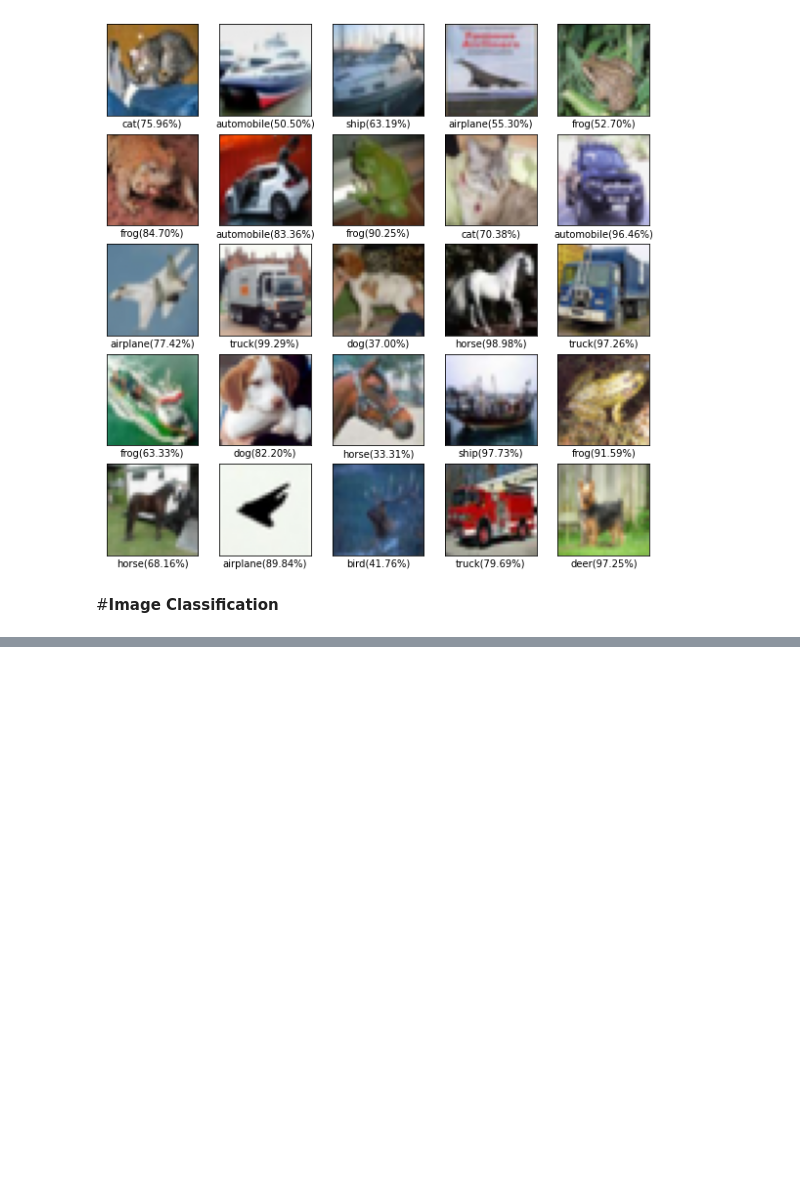
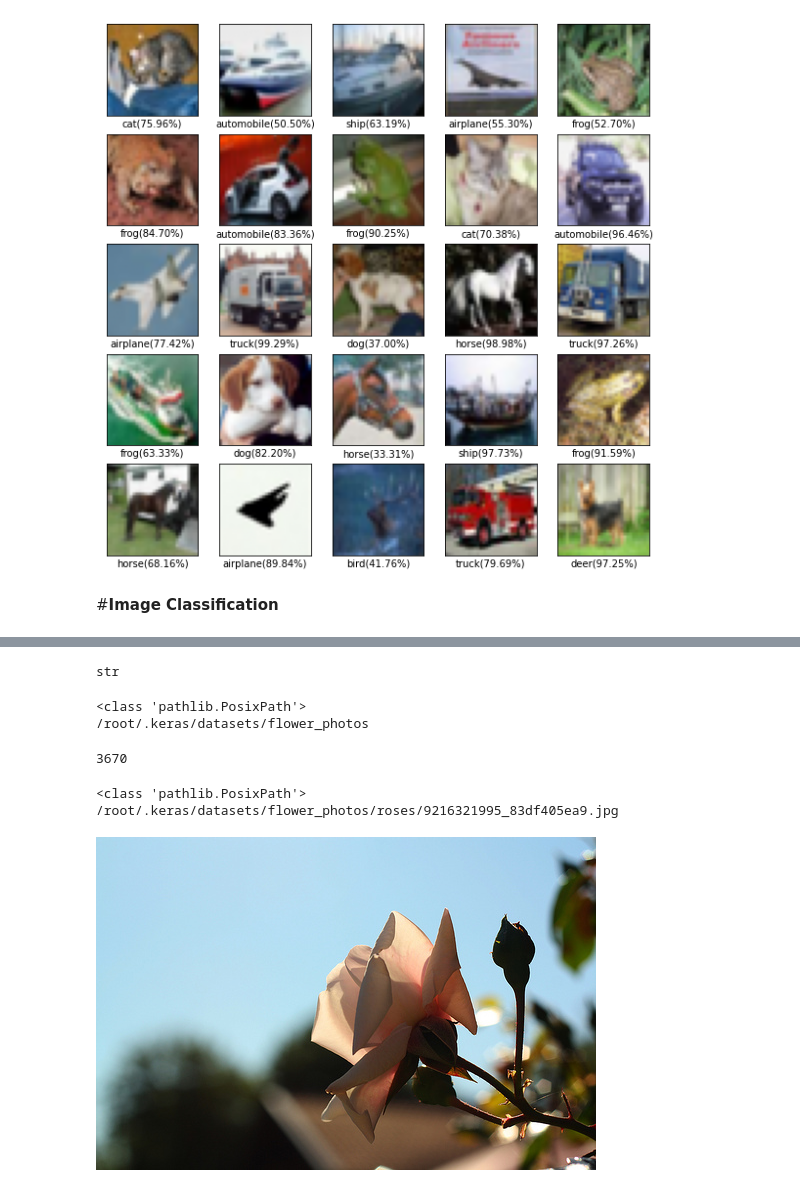
Before and after one commit to ArashDehghanyan/ml-and-vision-practices, a Jupyter notebook: Convolutional_Neural_Networks.ipynb, the cells around one changed output, grey strips where cells are left out. Drawn from its saved outputs; the diff is of its cells as text; code cells hidden in the pictures; blank space fills up the shorter version.

```diff
--- a/Convolutional_Neural_Networks.ipynb
+++ b/Convolutional_Neural_Networks.ipynb
@@ -312,0 +322,4 @@ from tensorflow.keras.models import Sequential
+# %%
+dataset_url = "https://storage.googleapis.com/download.tensorflow.org/example_images/flower_photos.tgz"
+data_dir = tf.keras.utils.get_file(fname='flower_photos', origin=dataset_url, untar=True)
+data_dir
@@ -312,0 +331,27 @@ from tensorflow.keras.models import Sequential
+# %%
+type(data_dir)
+# %% [output]
+str
+# %%
+data_dir = pathlib.Path(data_dir)
+print(type(data_dir))
+print(data_dir)
+# %% [output]
+<class 'pathlib.PosixPath'>
+/root/.keras/datasets/flower_photos
+# %%
+# Total images count
+image_count = len(list(data_dir.glob('*/*.jpg')))
+print(image_count)
+# %% [output]
+3670
+# %%
+# Sample roses
+roses = list(data_dir.glob("roses/*"))
+print(type(roses[0]))
+print(roses[0])
+PIL.Image.open(str(roses[0]))
+# %% [output]
+<class 'pathlib.PosixPath'>
+/root/.keras/datasets/flower_photos/roses/9216321995_83df405ea9.jpg
+[figure, added]
```
Also changed, not shown: parts of 7 cells of this notebook.
